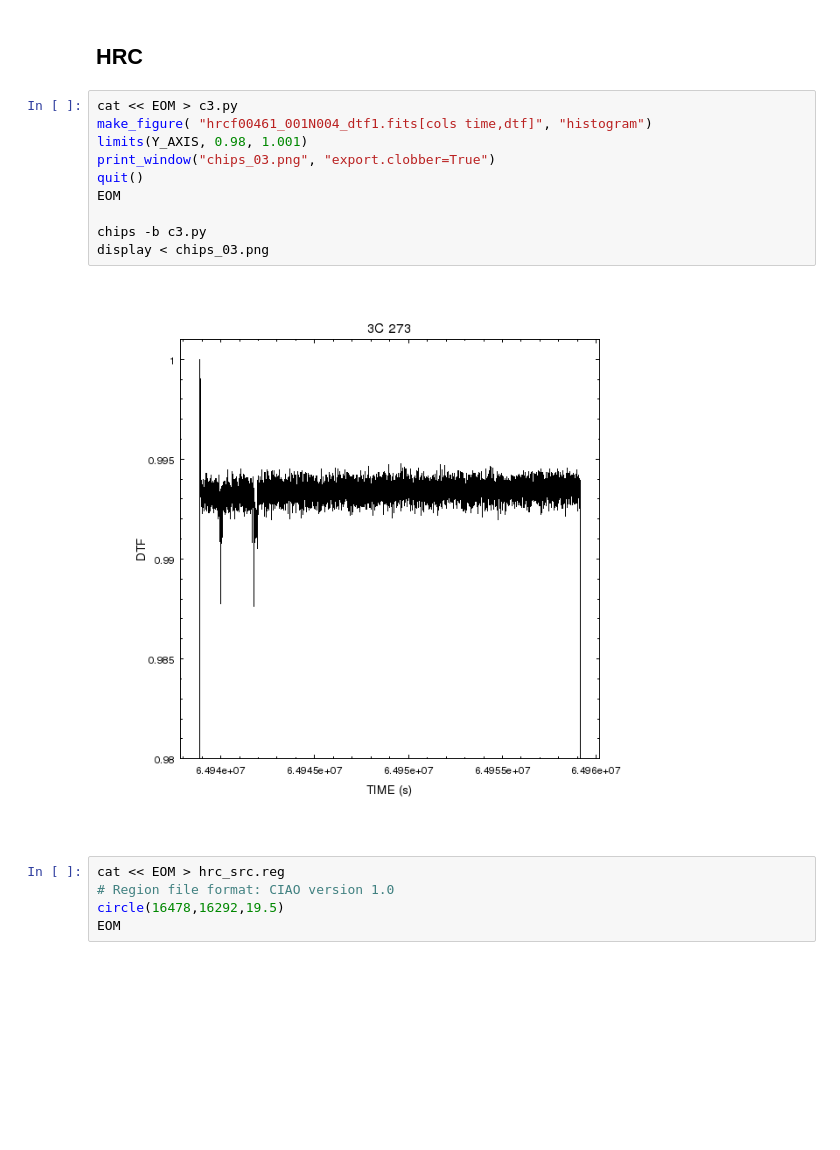
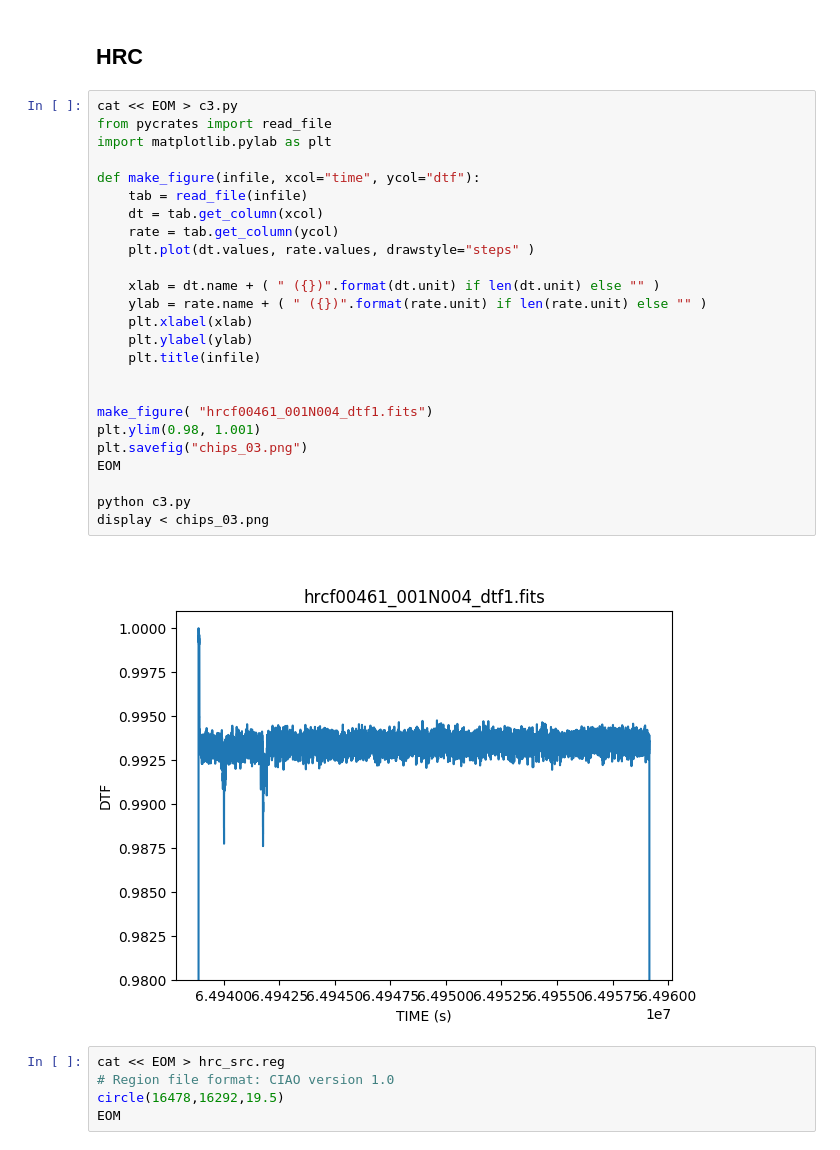
Before and after one commit to cxcsds/ciao-threads, a Jupyter notebook: lightcurve.ipynb, the cells around one changed output. Cells and saved outputs as stored; diff of their text form; blank space fills up the shorter version.

```diff
--- a/lightcurve.ipynb
+++ b/lightcurve.ipynb
@@ -210,18 +237,33 @@ ROW    TIME                 COUNT_RATE
      5  69612184.1139039993          0.050641250
 # %% [markdown]
 ## HRC
-# %%
-cat << EOM > c3.py
-make_figure( "hrcf00461_001N004_dtf1.fits[cols time,dtf]", "histogram")
-limits(Y_AXIS, 0.98, 1.001)
-print_window("chips_03.png", "export.clobber=True")
-quit()
-EOM
-
-chips -b c3.py
-display < chips_03.png
-# %% [output]
-[figure, removed]
+# %%
+cat << EOM > c3.py
+from pycrates import read_file
+import matplotlib.pylab as plt
+
+def make_figure(infile, xcol="time", ycol="dtf"):
+    tab = read_file(infile)
+    dt = tab.get_column(xcol)
+    rate = tab.get_column(ycol)
+    plt.plot(dt.values, rate.values, drawstyle="steps" )
+
+    xlab = dt.name + ( " ({})".format(dt.unit) if len(dt.unit) else "" )
+    ylab = rate.name + ( " ({})".format(rate.unit) if len(rate.unit) else "" )
+    plt.xlabel(xlab)
+    plt.ylabel(ylab)
+    plt.title(infile)
+
+
+make_figure( "hrcf00461_001N004_dtf1.fits")
+plt.ylim(0.98, 1.001)
+plt.savefig("chips_03.png")
+EOM
+
+python c3.py
+display < chips_03.png
+# %% [output]
+[figure, added]
 # %%
 cat << EOM > hrc_src.reg
 # Region file format: CIAO version 1.0
```
Also changed, not shown: parts of 8 cells of this notebook.
